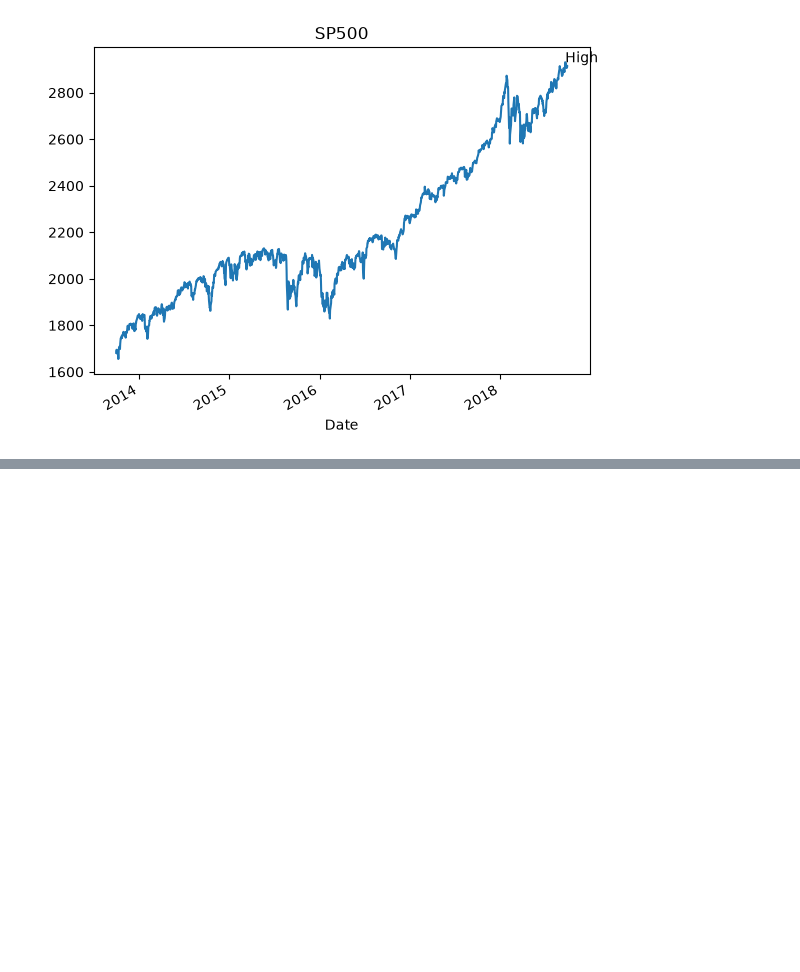
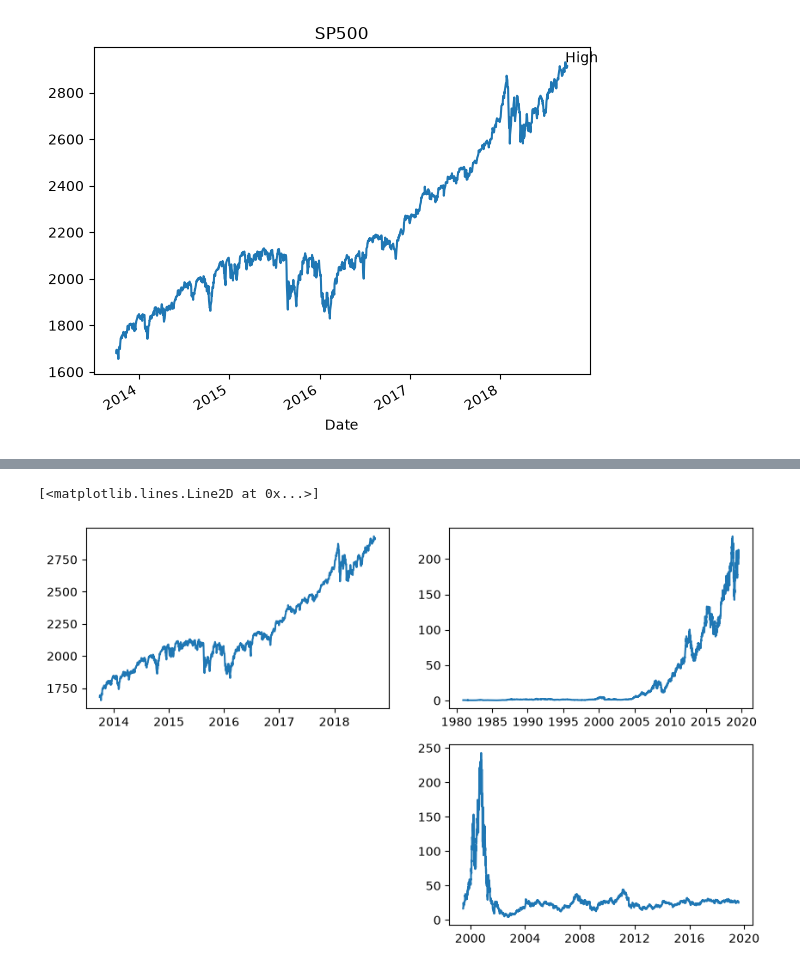
Before and after one commit to onionmccabbage/pythonThuFri2026, a Jupyter notebook: Untitled.ipynb, the cells around one changed output, grey strips where cells are left out. Drawn from its saved outputs; the diff is of its cells as text; code cells hidden in the pictures; blank space fills up the shorter version.

```diff
--- a/Untitled.ipynb
+++ b/Untitled.ipynb
@@ -63,0 +74,4 @@ plt.plot(maxDate, maxPrice)
+# %%
+# grab more data
+jpm = pd.read_csv('StockData/jpm.csv', parse_dates=['Date'], index_col=['Date'])
+jnpr = pd.read_csv('StockData/jnpr.csv', parse_dates=['Date'], index_col=['Date'])
@@ -63,0 +93,19 @@ plt.plot(maxDate, maxPrice)
+# %%
+numChartRows = 2
+numchartCols = 2
+
+plt.figure(figsize=(10, 6))
+
+plt.subplot( numChartRows, numchartCols, 1 )
+plt.plot(sp500.index, sp500['Close'])
+
+plt.subplot( numChartRows, numchartCols, 2)
+plt.plot(aapl.index, aapl['Close'])
+
+
+
+plt.subplot( numChartRows, numchartCols, 4 )
+plt.plot(jnpr.index, jnpr['Close'])
+# %% [output]
+[<matplotlib.lines.Line2D at 0x...>]
+[figure, added]
```
Also changed, not shown: parts of 4 cells of this notebook.
